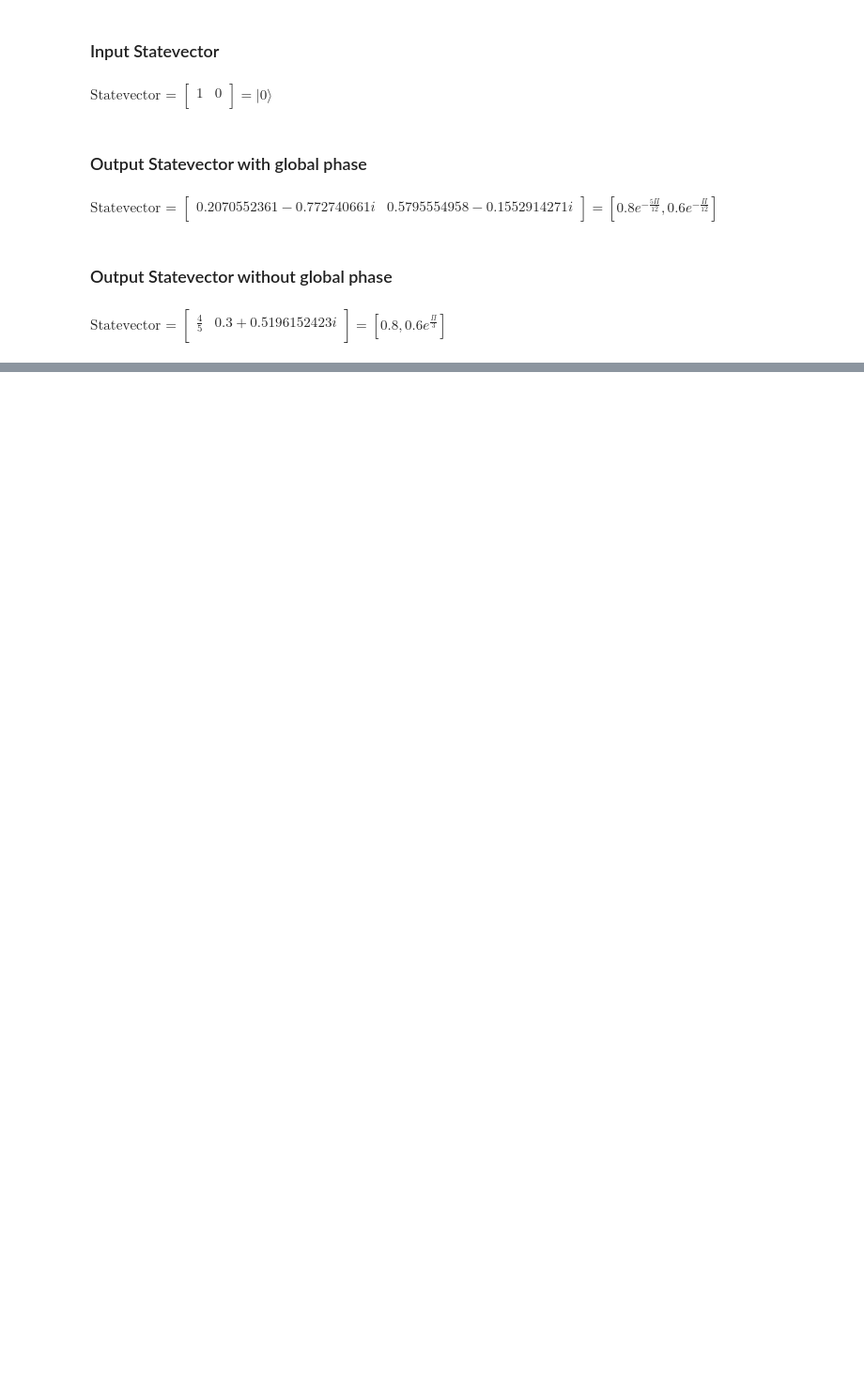
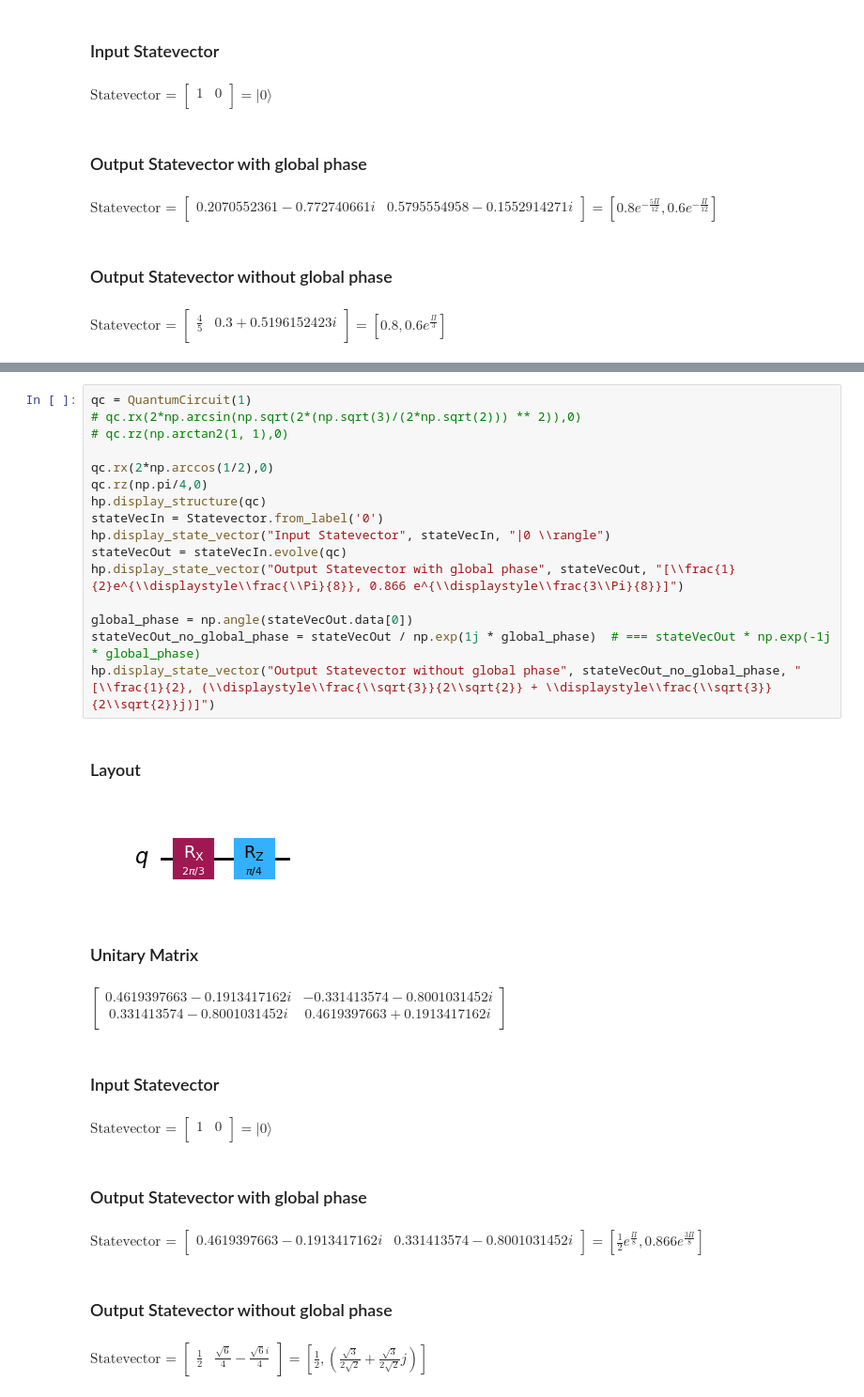
Before and after one commit to Fede802/QuantumComputing-Labs, a Jupyter notebook: lab1/Exercise1.ipynb, the cells around one changed output, grey strips where cells are left out. Shown at 94% size. Drawn from its saved outputs; the diff is of its cells as text; blank space fills up the shorter version.

```diff
--- a/lab1/Exercise1.ipynb
+++ b/lab1/Exercise1.ipynb
@@ -621,3 +625,48 @@ $
  = \displaystyle[0.8, 0.6 e^{\displaystyle\frac{\Pi}{3}} ]$
 # %% [markdown]
 ![Ex4a](res/ex4b.png)
+# %%
+qc = QuantumCircuit(1)
+# qc.rx(2*np.arcsin(np.sqrt(2*(np.sqrt(3)/(2*np.sqrt(2))) ** 2)),0)
+# qc.rz(np.arctan2(1, 1),0)
+
+qc.rx(2*np.arccos(1/2),0)
+qc.rz(np.pi/4,0)
+hp.display_structure(qc)
+stateVecIn = Statevector.from_label('0')
+hp.display_state_vector("Input Statevector", stateVecIn, "|0 \\rangle")
+stateVecOut = stateVecIn.evolve(qc)
+hp.display_state_vector("Output Statevector with global phase", stateVecOut, "[\\frac{1}{2}e^{\\displaystyle\\frac{\\Pi}{8}}, 0.866 e^{\\displaystyle\\frac{3\\Pi}{8}}]")
+
+global_phase = np.angle(stateVecOut.data[0])
+stateVecOut_no_global_phase = stateVecOut / np.exp(1j * global_phase)  # === stateVecOut * np.exp(-1j * global_phase)
+hp.display_state_vector("Output Statevector without global phase", stateVecOut_no_global_phase, "[\\frac{1}{2}, (\\displaystyle\\frac{\\sqrt{3}}{2\\sqrt{2}} + \\displaystyle\\frac{\\sqrt{3}}{2\\sqrt{2}}j)]")
+# %% [output]
+### Layout
+[figure, added]
+### Unitary Matrix
+$\begin{bmatrix}
+0.4619397663 - 0.1913417162 i & -0.331413574 - 0.8001031452 i  \\
+ 0.331413574 - 0.8001031452 i & 0.4619397663 + 0.1913417162 i  \\
+ \end{bmatrix}$
+### Input Statevector
+$
+\text{Statevector = }
+\begin{bmatrix}
+1 & 0  \\
+ \end{bmatrix}
+ = \displaystyle|0 \rangle$
+### Output Statevector with global phase
+$
+\text{Statevector = }
+\begin{bmatrix}
+0.4619397663 - 0.1913417162 i & 0.331413574 - 0.8001031452 i  \\
+ \end{bmatrix}
+ = \displaystyle[\frac{1}{2}e^{\displaystyle\frac{\Pi}{8}}, 0.866 e^{\displaystyle\frac{3\Pi}{8}}]$
+### Output Statevector without global phase
+$
+\text{Statevector = }
+\begin{bmatrix}
+\frac{1}{2} & \frac{\sqrt{6}}{4} - \frac{\sqrt{6} i}{4}  \\
+ \end{bmatrix}
+ = \displaystyle[\frac{1}{2}, (\displaystyle\frac{\sqrt{3}}{2\sqrt{2}} + \displaystyle\frac{\sqrt{3}}{2\sqrt{2}}j)]$
```
Also changed, not shown: parts of 6 cells of this notebook, 3 other files.
